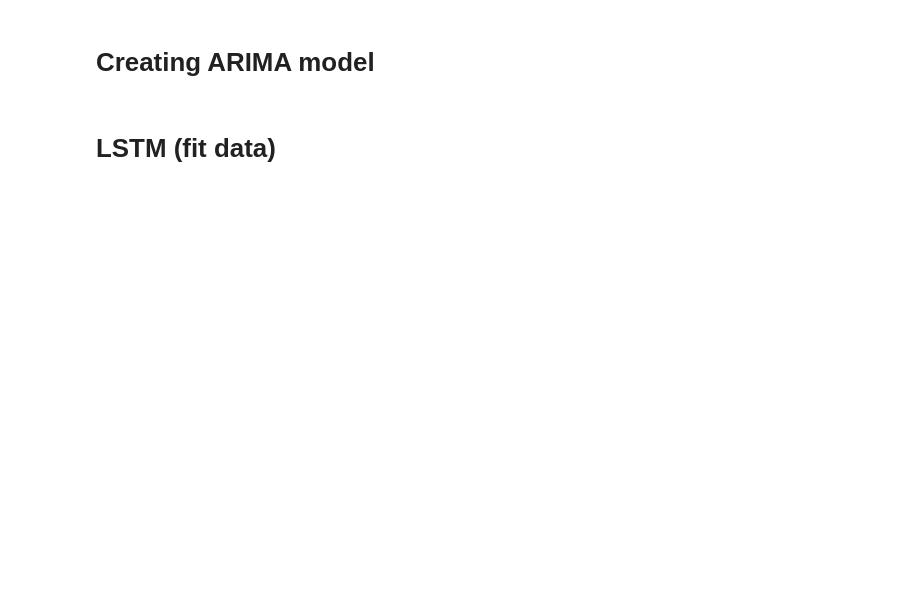
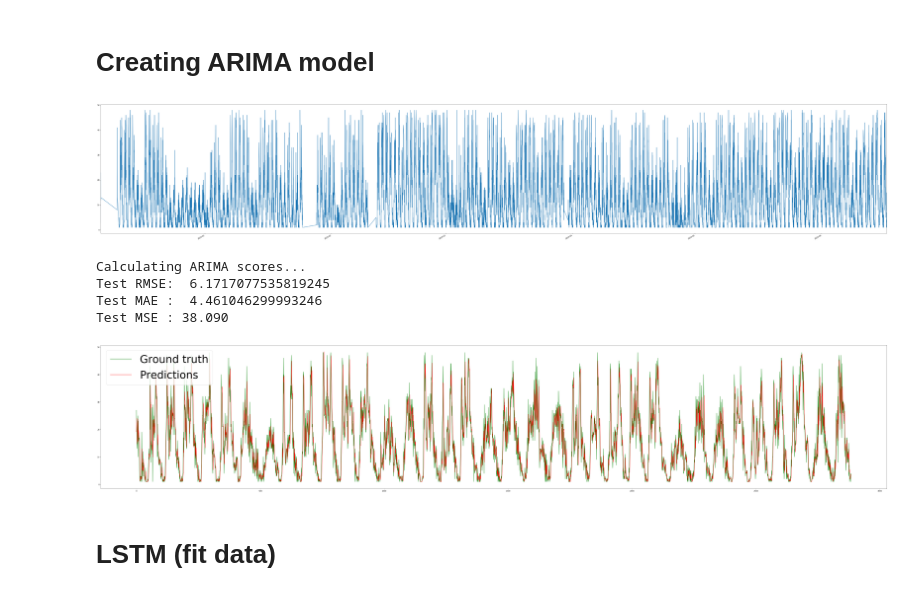
Before and after one commit to vandenbroucke/BRUBIKE, a Jupyter notebook: prediction/Predicting_Traffic_ARIMA_RNN_models.ipynb, the cells around one changed output. Cells and saved outputs as stored; diff of their text form; code cells hidden in the pictures; blank space fills up the shorter version.

```diff
--- a/prediction/Predicting_Traffic_ARIMA_RNN_models.ipynb
+++ b/prediction/Predicting_Traffic_ARIMA_RNN_models.ipynb
@@ -302,35 +320,42 @@ def ARIMA_bikes():
     size = int(len(X) * 0.80)
     train, test = X[0:size], X[size:len(X)]
     history = [x for x in train]
     predictions = list()
 #     ARIMA_grid_search(df)
-    print("Calculating scores...")
+    print("Calculating ARIMA scores...")
     for t in range(len(test)):
         model = ARIMA(history, order=(4,1,0))
         model_fit = model.fit(disp=0)
         output = model_fit.forecast()
         yhat = output[0]
         predictions.append(yhat)
         obs = test[t]
         history.append(obs)
 #         print(count)
 #         count+=1
 #         print('predicted=%f, expected=%f' % (yhat, obs))
     # del predictions[0]
     # predictions.append(np.array([test[-1]]))
     error = mean_squared_error(test, predictions)
     mae=mean_absolute_error(test,predictions)
     print("Test RMSE:  "+str(math.sqrt(error)))
     print('Test MAE :  ' + str(mae))
     print('Test MSE : %.3f' % error)
 
     pyplot.rcParams['figure.figsize'] = [80, 15]
     pyplot.plot(test,color='green')
     pyplot.plot(predictions, color='red')
     pyplot.legend(['Ground truth','Predictions'],prop={'size': 60})
     pyplot.show()
 #     plot_prediction_results(predictions,df,size)
-# ARIMA_bikes()
+ARIMA_bikes()
+# %% [output]
+[figure, added]
+Calculating ARIMA scores...
+Test RMSE:  6.1717077535819245
+Test MAE :  4.461046299993246
+Test MSE : 38.090
+[figure, added]
 # %% [markdown]
 # LSTM (fit data)
 # %%
```
Also changed, not shown: parts of 10 cells of this notebook.
